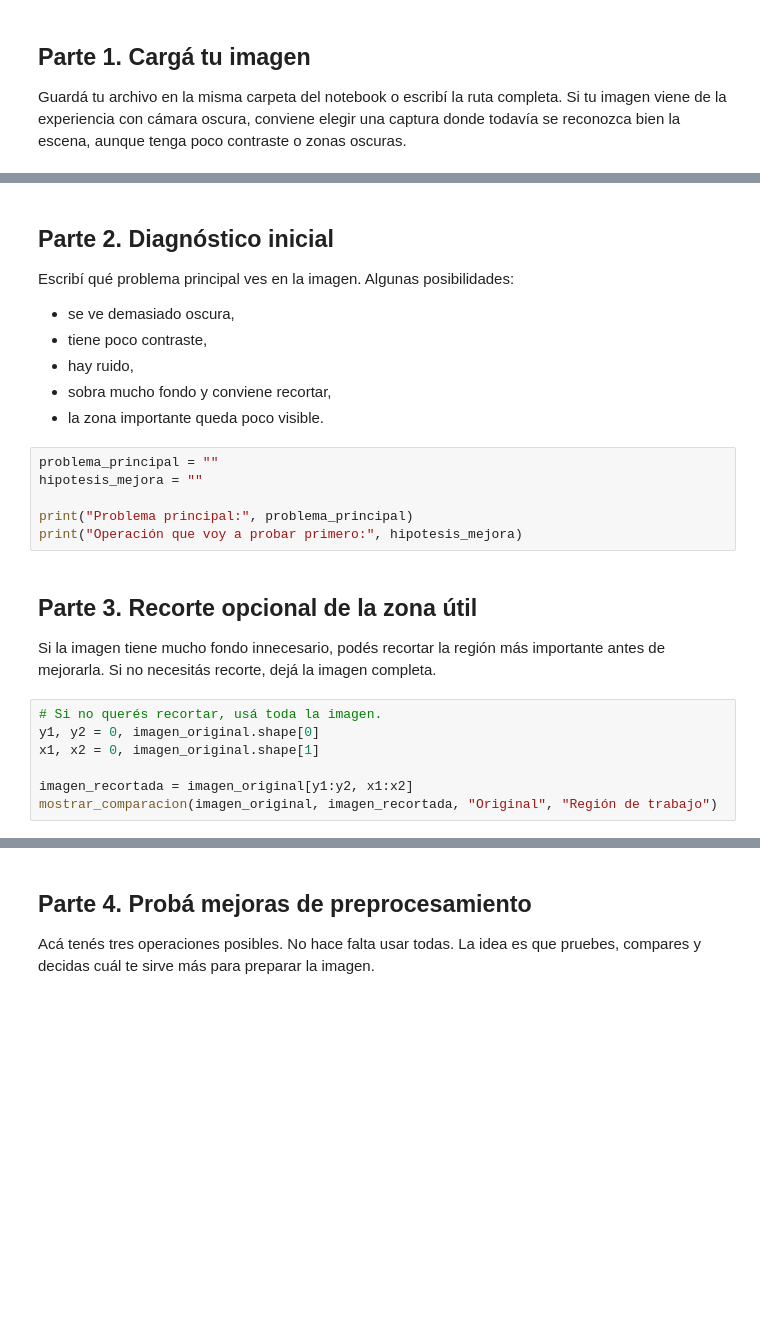
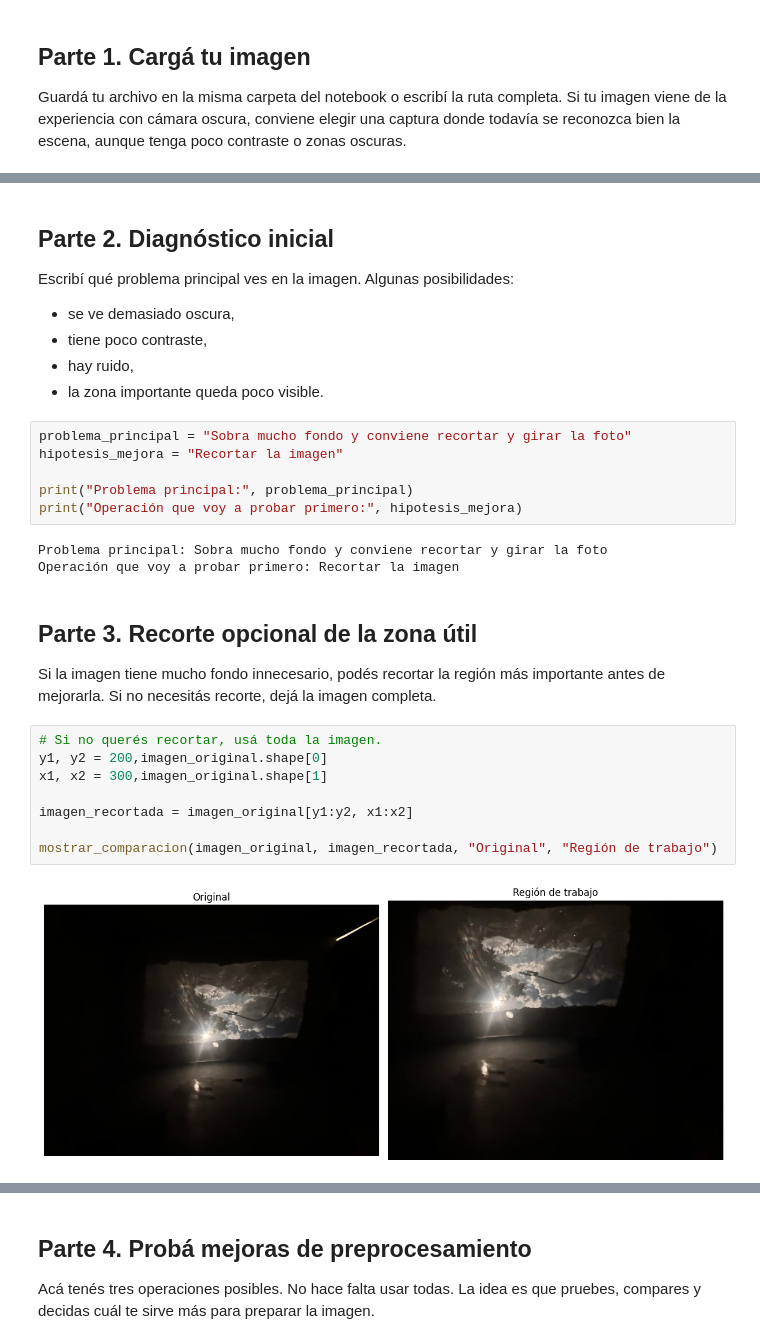
Before and after one commit to maflorencia/lopez-florencia-pdi-1c-2026, a Jupyter notebook: 002/001 - TEO/007 - recuperacion y preprocesamiento de imagenes propias.ipynb, the cells around one changed output, grey strips where cells are left out. Drawn from its saved outputs; the diff is of its cells as text; blank space fills up the shorter version.

```diff
--- a/002/001 - TEO/007 - recuperacion y preprocesamiento de imagenes propias.ipynb
+++ b/002/001 - TEO/007 - recuperacion y preprocesamiento de imagenes propias.ipynb
@@ -105,22 +111,27 @@ Escribí qué problema principal ves en la imagen. Algunas posibilidades:
 - se ve demasiado oscura,
 - tiene poco contraste,
 - hay ruido,
-- sobra mucho fondo y conviene recortar,
 - la zona importante queda poco visible.
 # %%
-problema_principal = ""
-hipotesis_mejora = ""
+problema_principal = "Sobra mucho fondo y conviene recortar y girar la foto"
+hipotesis_mejora = "Recortar la imagen"
 
 print("Problema principal:", problema_principal)
 print("Operación que voy a probar primero:", hipotesis_mejora)
+# %% [output]
+Problema principal: Sobra mucho fondo y conviene recortar y girar la foto
+Operación que voy a probar primero: Recortar la imagen
 # %% [markdown]
 ## Parte 3. Recorte opcional de la zona útil
 
 Si la imagen tiene mucho fondo innecesario, podés recortar la región más importante antes de mejorarla. Si no necesitás recorte, dejá la imagen completa.
 # %%
 # Si no querés recortar, usá toda la imagen.
-y1, y2 = 0, imagen_original.shape[0]
-x1, x2 = 0, imagen_original.shape[1]
+y1, y2 = 200,imagen_original.shape[0]
+x1, x2 = 300,imagen_original.shape[1]
 
 imagen_recortada = imagen_original[y1:y2, x1:x2]
+
 mostrar_comparacion(imagen_original, imagen_recortada, "Original", "Región de trabajo")
+# %% [output]
+[figure, added]
```
Also changed, not shown: parts of 4 cells of this notebook, 4 other files.
